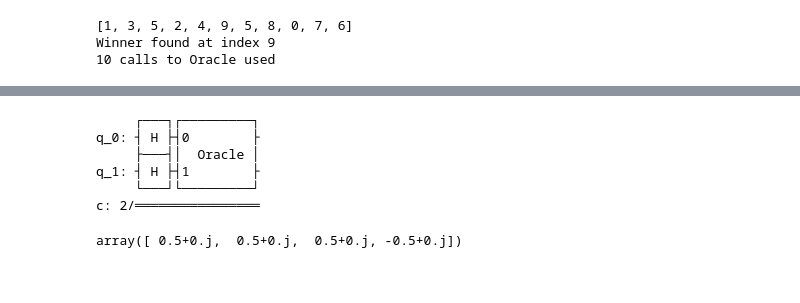
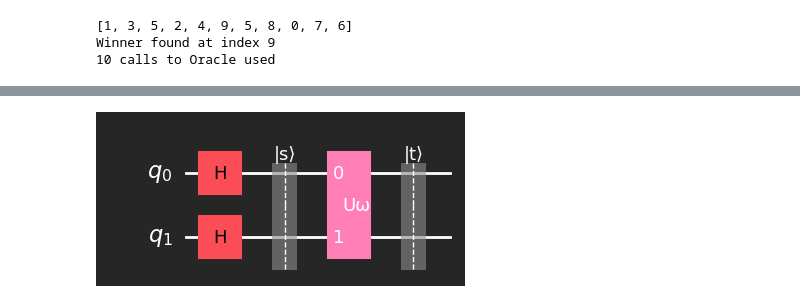
Before and after one commit to marciodojr/qc-examples, a Jupyter notebook: grovers-algorithm_1.ipynb, the cells around one changed output, grey strips where cells are left out. Saved outputs shown, nothing was run; the diff lists cells and outputs as text; code cells hidden in the pictures.

Commit message:
feat: finish grover's alg

```diff
--- a/grovers-algorithm_1.ipynb
+++ b/grovers-algorithm_1.ipynb
@@ -40,26 +151,11 @@ q_1: ─■─
 # %%
-grover_circ = QuantumCircuit(2, 2)
+grover_circ = QuantumCircuit(2)
 
 grover_circ.h([0,1])
+grover_circ.barrier(label="|s⟩")
 grover_circ.append(oracle, [0,1])
+grover_circ.barrier(label="|t⟩")
 
-grover_circ.draw()
+grover_circ.draw("mpl", style="iqp-dark")
 # %% [output]
-     ┌───┐┌─────────┐
-q_0: ┤ H ├┤0        ├
-     ├───┤│  Oracle │
-q_1: ┤ H ├┤1        ├
-     └───┘└─────────┘
-c: 2/════════════════
+[figure, added]
-# %%
-grover_circ.save_statevector()
-
-sim_statevector = AerSimulator(method='statevector')
-grover_circ = transpile(grover_circ, sim_statevector)
-
-job_statevector = sim_statevector.run(grover_circ, shots=10000)
-result = job_statevector.result()
-sv = result.get_statevector(0)
-np.round(sv, 2)
-# %% [output]
-array([ 0.5+0.j,  0.5+0.j,  0.5+0.j, -0.5+0.j])
```
Also changed, not shown: parts of 21 cells of this notebook, 1 other file.
